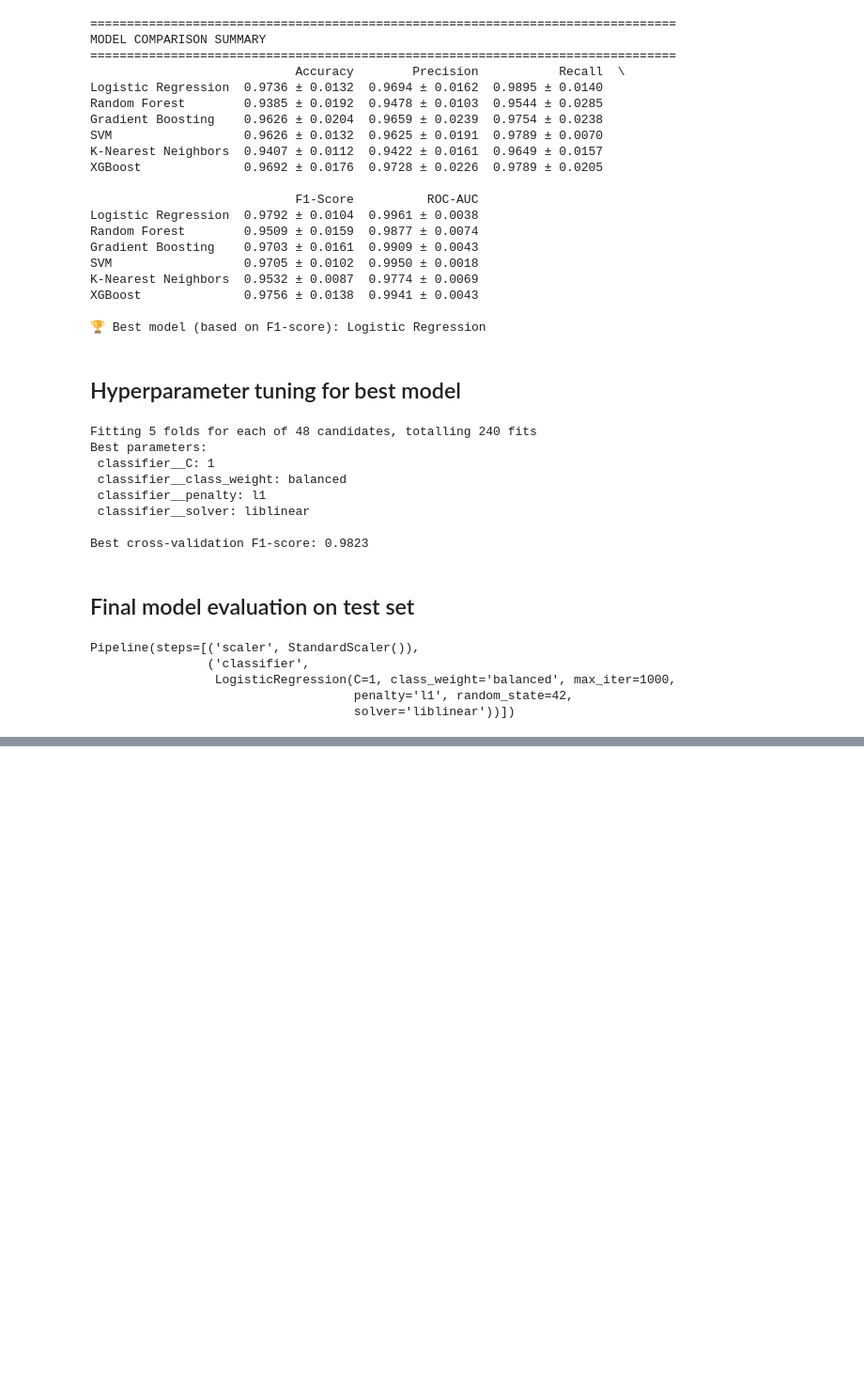
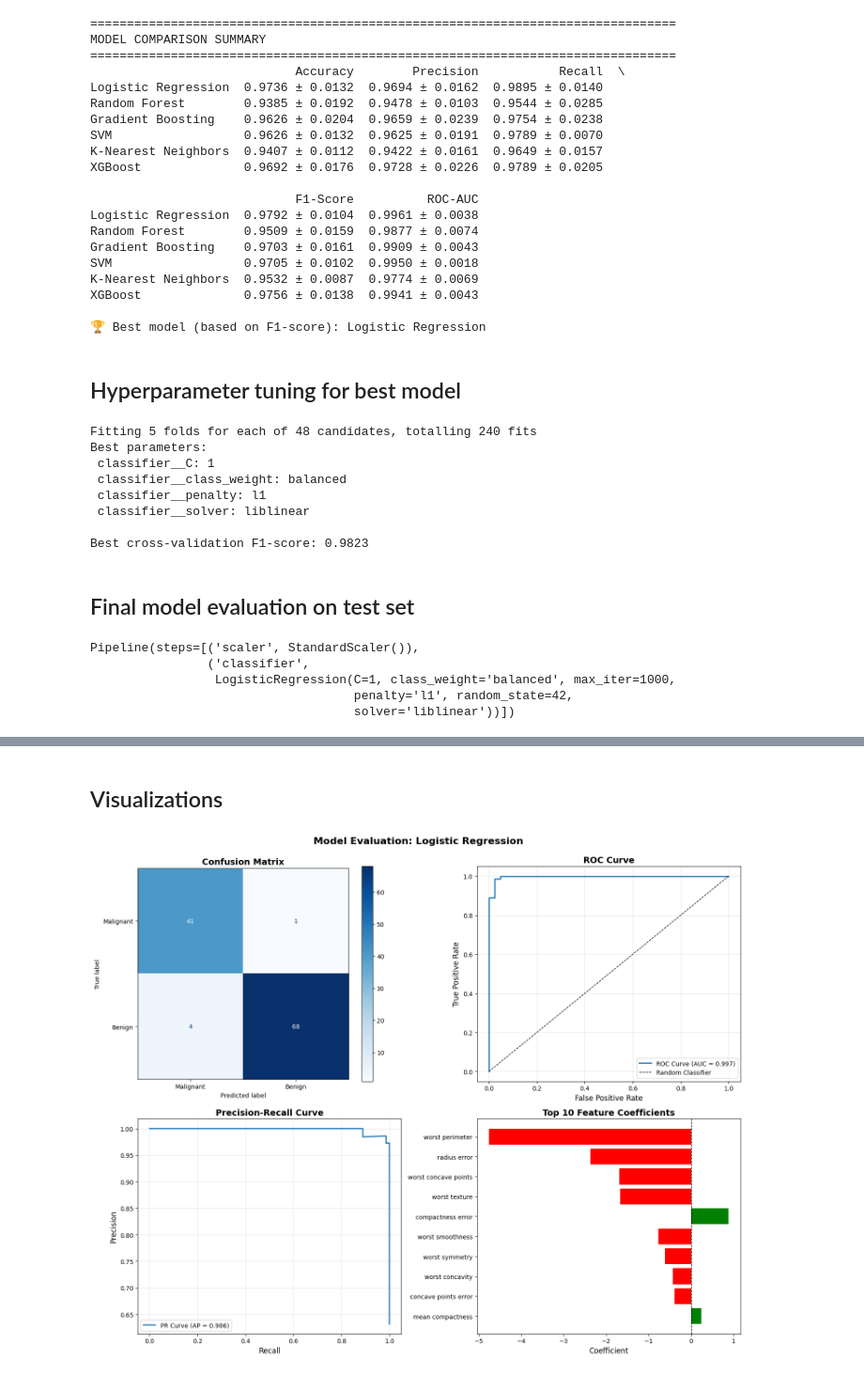
Before and after one commit to sara-fuentes/breast-cancer-classifier, a Jupyter notebook: breast_cancer_classifier.ipynb, the cells around one changed output, grey strips where cells are left out. Shown at 94% size. Drawn from its saved outputs; the diff is of its cells as text; code cells hidden in the pictures; blank space fills up the shorter version.

Commit message:
visualizations

```diff
--- a/breast_cancer_classifier.ipynb
+++ b/breast_cancer_classifier.ipynb
@@ -615,3 +615,5 @@ X_train_reduced = X_train_reduced.drop(least_correlated_in_pair, axis=1)
 X_train_reduced.shape[1]
 # %% [output]
 15
+# %%
+selected_features = X_train_reduced.columns.tolist()
@@ -855,0 +882,75 @@ True Positives (TP): 68
+# %% [markdown]
+## Visualizations
+# %%
+# Create comprehensive visualization
+fig, axes = plt.subplots(2, 2, figsize=(15, 12))
+
+# 1. Confusion Matrix Heatmap
+disp = ConfusionMatrixDisplay(confusion_matrix=cm,
+                              display_labels=['Malignant', 'Benign'])
+disp.plot(ax=axes[0, 0], cmap='Blues', values_format='d')
+axes[0, 0].set_title('Confusion Matrix', fontsize=14, fontweight='bold')
+
+# 2. ROC Curve
+fpr, tpr, _ = roc_curve(y_test, y_pred_proba)
+axes[0, 1].plot(fpr, tpr, linewidth=2, label=f'ROC Curve (AUC = {roc_auc:.3f})')
+axes[0, 1].plot([0, 1], [0, 1], 'k--', linewidth=1, label='Random Classifier')
+axes[0, 1].set_xlabel('False Positive Rate', fontsize=12)
+axes[0, 1].set_ylabel('True Positive Rate', fontsize=12)
+axes[0, 1].set_title('ROC Curve', fontsize=14, fontweight='bold')
+axes[0, 1].legend(loc='lower right')
+axes[0, 1].grid(alpha=0.3)
+
+# 3. Precision-Recall Curve
+precision_curve, recall_curve, _ = precision_recall_curve(y_test, y_pred_proba)
+axes[1, 0].plot(recall_curve, precision_curve, linewidth=2,
+                label=f'PR Curve (AP = {precision:.3f})')
+axes[1, 0].set_xlabel('Recall', fontsize=12)
+axes[1, 0].set_ylabel('Precision', fontsize=12)
+axes[1, 0].set_title('Precision-Recall Curve', fontsize=14, fontweight='bold')
+axes[1, 0].legend(loc='lower left')
+axes[1, 0].grid(alpha=0.3)
+
+# 4. Feature Importance (if available)
+if hasattr(best_model.named_steps['classifier'], 'feature_importances_'):
+    importances = best_model.named_steps['classifier'].feature_importances_
+    feature_importance_df = pd.DataFrame({
+        'feature': selected_features,
+        'importance': importances
+    }).sort_values('importance', ascending=False)
+
+    top_features = feature_importance_df.head(10)
+    axes[1, 1].barh(range(len(top_features)), top_features['importance'])
+    axes[1, 1].set_yticks(range(len(top_features)))
+    axes[1, 1].set_yticklabels(top_features['feature'])
+    axes[1, 1].set_xlabel('Importance', fontsize=12)
+    axes[1, 1].set_title('Top 10 Feature Importances', fontsize=14, fontweight='bold')
+    axes[1, 1].invert_yaxis()
+elif hasattr(best_model.named_steps['classifier'], 'coef_'):
+    # For linear models, show coefficients
+    coef = best_model.named_steps['classifier'].coef_[0]
+    coef_df = pd.DataFrame({
+        'feature': selected_features,
+        'coefficient': coef
+    }).sort_values('coefficient', key=abs, ascending=False)
+
+    top_features = coef_df.head(10)
+    colors = ['red' if x < 0 else 'green' for x in top_features['coefficient']]
+    axes[1, 1].barh(range(len(top_features)), top_features['coefficient'], color=colors)
+    axes[1, 1].set_yticks(range(len(top_features)))
+    axes[1, 1].set_yticklabels(top_features['feature'])
+    axes[1, 1].set_xlabel('Coefficient', fontsize=12)
+    axes[1, 1].set_title('Top 10 Feature Coefficients', fontsize=14, fontweight='bold')
+    axes[1, 1].axvline(x=0, color='black', linestyle='--', linewidth=1)
+    axes[1, 1].invert_yaxis()
+else:
+    axes[1, 1].text(0.5, 0.5, 'Feature importance\nnot available\nfor this model',
+                    ha='center', va='center', fontsize=12)
+    axes[1, 1].set_title('Feature Importance', fontsize=14, fontweight='bold')
+
+plt.suptitle(f'Model Evaluation: {best_model_name}',
+             fontsize=16, fontweight='bold', y=0.995)
+plt.tight_layout()
+plt.show()
+# %% [output]
+[figure, added]
```
Also changed, not shown: parts of 3 cells of this notebook.
